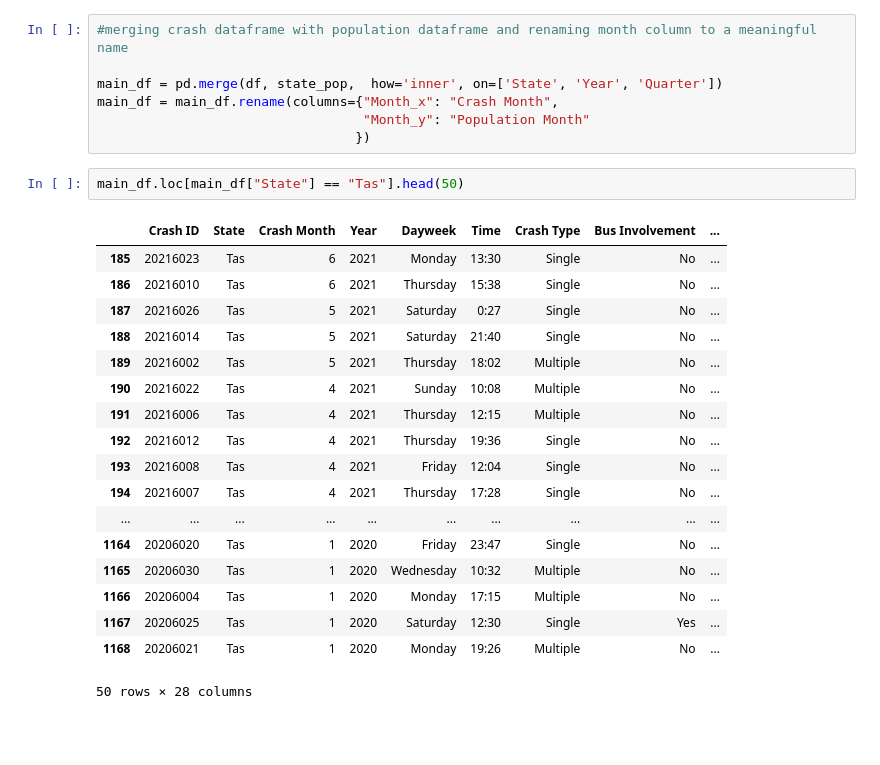
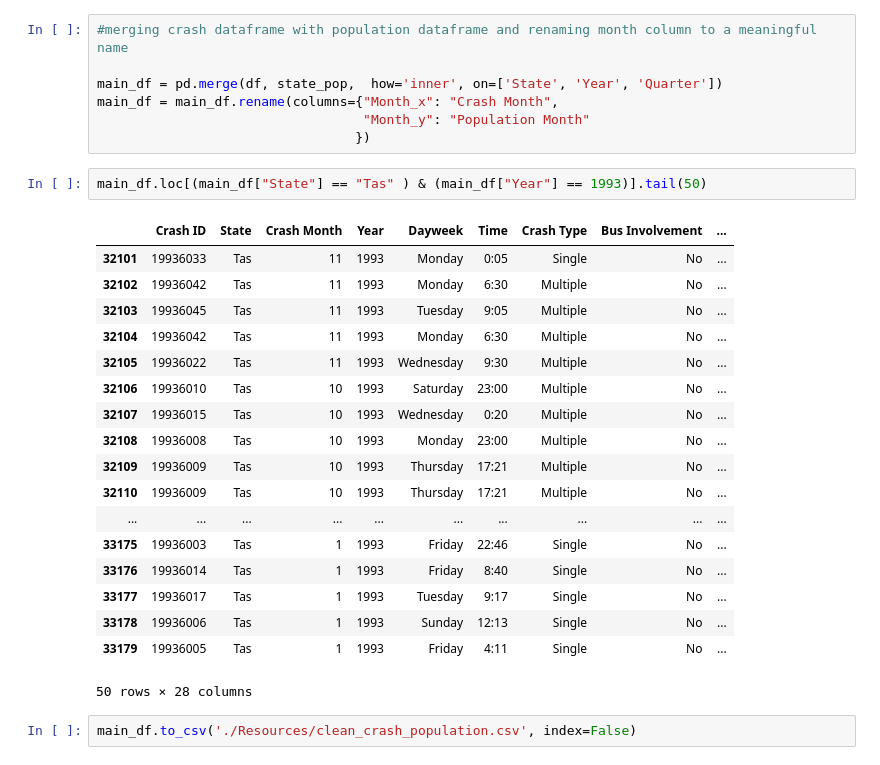
Before and after one commit to kpellas/Project_1, a Jupyter notebook: Main.ipynb, the cells around one changed output. Saved outputs shown, nothing was run; the diff lists cells and outputs as text; blank space fills up the shorter version.

```diff
--- a/Main.ipynb
+++ b/Main.ipynb
@@ -256,23 +257,25 @@ main_df = main_df.rename(columns={"Month_x": "Crash Month",
                                   "Month_y": "Population Month"
                                  })
 # %%
-main_df.loc[main_df["State"] == "Tas"].head(50)
+main_df.loc[(main_df["State"] == "Tas" ) & (main_df["Year"] == 1993)].tail(50)
 # %% [output]
 |  | Crash ID | State | Crash Month | Year | Dayweek | Time | Crash Type | Bus Involvement | ... |
-| 185 | 20216023 | Tas | 6 | 2021 | Monday | 13:30 | Single | No | ... |
-| 186 | 20216010 | Tas | 6 | 2021 | Thursday | 15:38 | Single | No | ... |
-| 187 | 20216026 | Tas | 5 | 2021 | Saturday | 0:27 | Single | No | ... |
-| 188 | 20216014 | Tas | 5 | 2021 | Saturday | 21:40 | Single | No | ... |
-| 189 | 20216002 | Tas | 5 | 2021 | Thursday | 18:02 | Multiple | No | ... |
-| 190 | 20216022 | Tas | 4 | 2021 | Sunday | 10:08 | Multiple | No | ... |
-| 191 | 20216006 | Tas | 4 | 2021 | Thursday | 12:15 | Multiple | No | ... |
-| 192 | 20216012 | Tas | 4 | 2021 | Thursday | 19:36 | Single | No | ... |
-| 193 | 20216008 | Tas | 4 | 2021 | Friday | 12:04 | Single | No | ... |
-| 194 | 20216007 | Tas | 4 | 2021 | Thursday | 17:28 | Single | No | ... |
+| 32101 | 19936033 | Tas | 11 | 1993 | Monday | 0:05 | Single | No | ... |
+| 32102 | 19936042 | Tas | 11 | 1993 | Monday | 6:30 | Multiple | No | ... |
+| 32103 | 19936045 | Tas | 11 | 1993 | Tuesday | 9:05 | Multiple | No | ... |
+| 32104 | 19936042 | Tas | 11 | 1993 | Monday | 6:30 | Multiple | No | ... |
+| 32105 | 19936022 | Tas | 11 | 1993 | Wednesday | 9:30 | Multiple | No | ... |
+| 32106 | 19936010 | Tas | 10 | 1993 | Saturday | 23:00 | Multiple | No | ... |
+| 32107 | 19936015 | Tas | 10 | 1993 | Wednesday | 0:20 | Multiple | No | ... |
+| 32108 | 19936008 | Tas | 10 | 1993 | Monday | 23:00 | Multiple | No | ... |
+| 32109 | 19936009 | Tas | 10 | 1993 | Thursday | 17:21 | Multiple | No | ... |
+| 32110 | 19936009 | Tas | 10 | 1993 | Thursday | 17:21 | Multiple | No | ... |
 | ... | ... | ... | ... | ... | ... | ... | ... | ... | ... |
-| 1164 | 20206020 | Tas | 1 | 2020 | Friday | 23:47 | Single | No | ... |
-| 1165 | 20206030 | Tas | 1 | 2020 | Wednesday | 10:32 | Multiple | No | ... |
-| 1166 | 20206004 | Tas | 1 | 2020 | Monday | 17:15 | Multiple | No | ... |
-| 1167 | 20206025 | Tas | 1 | 2020 | Saturday | 12:30 | Single | Yes | ... |
-| 1168 | 20206021 | Tas | 1 | 2020 | Monday | 19:26 | Multiple | No | ... |
+| 33175 | 19936003 | Tas | 1 | 1993 | Friday | 22:46 | Single | No | ... |
+| 33176 | 19936014 | Tas | 1 | 1993 | Friday | 8:40 | Single | No | ... |
+| 33177 | 19936017 | Tas | 1 | 1993 | Tuesday | 9:17 | Single | No | ... |
+| 33178 | 19936006 | Tas | 1 | 1993 | Sunday | 12:13 | Single | No | ... |
+| 33179 | 19936005 | Tas | 1 | 1993 | Friday | 4:11 | Single | No | ... |
 50 rows × 28 columns
+# %%
+main_df.to_csv('./Resources/clean_crash_population.csv', index=False)
```
Also changed, not shown: parts of 2 cells of this notebook, 2 other files.
